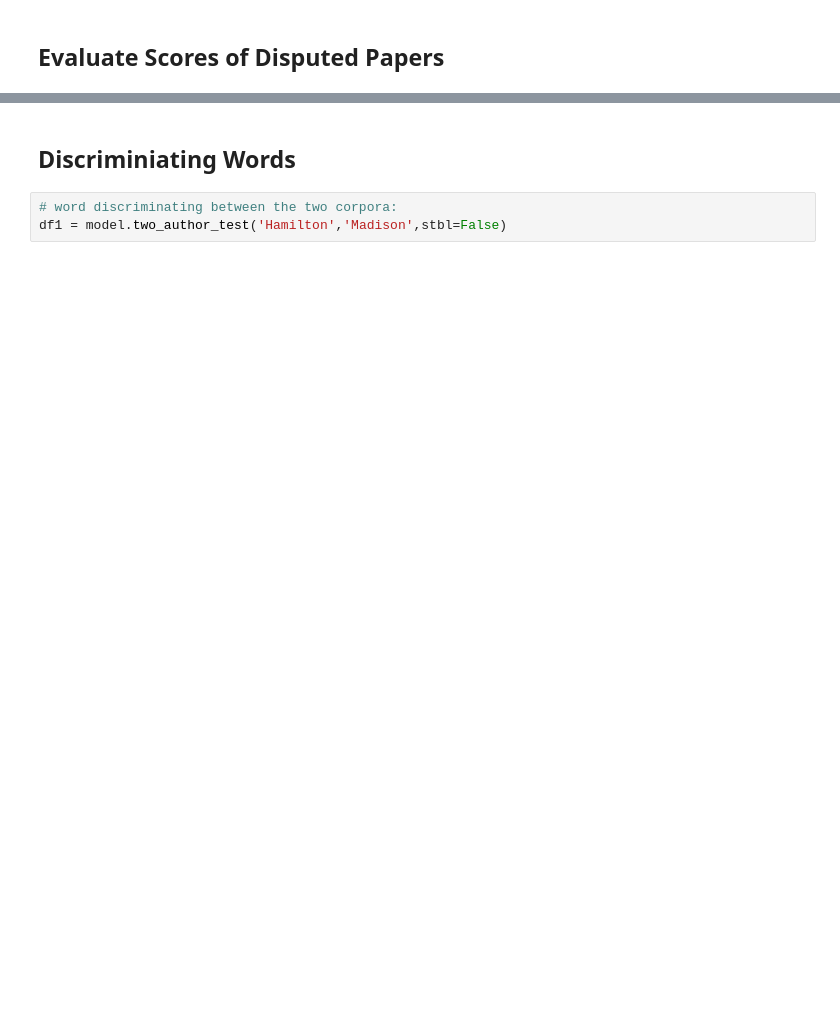
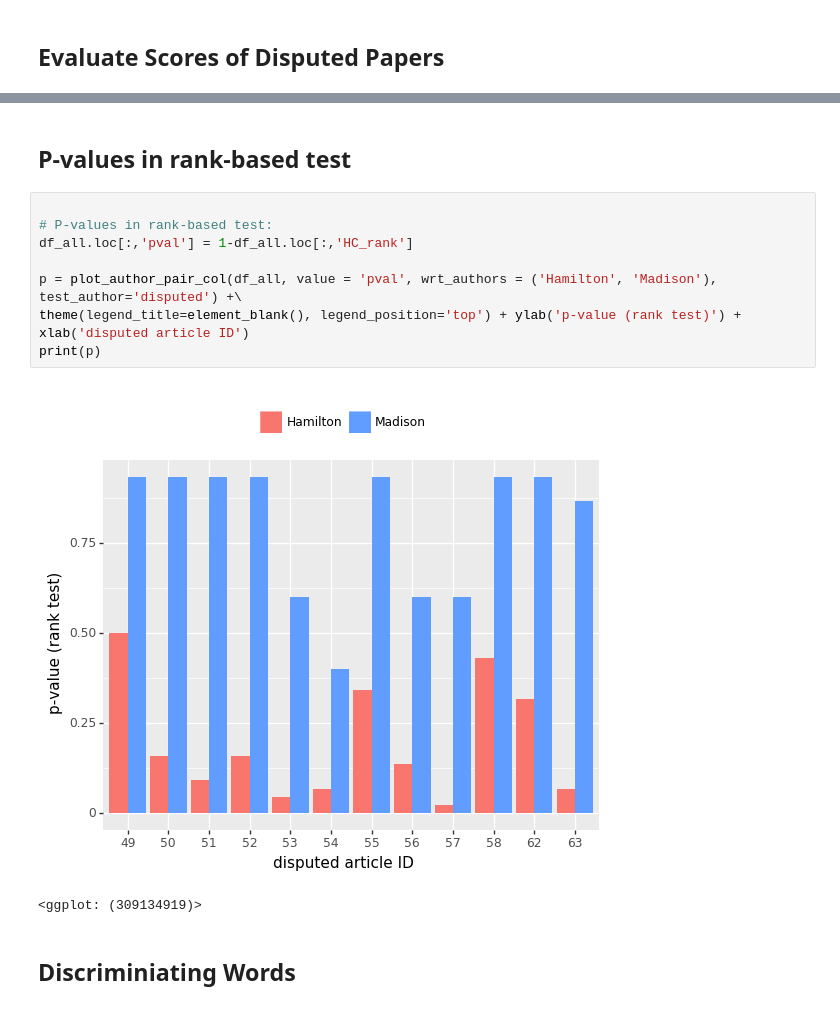
Before and after one commit to alonkipnis/AuthAttLib, a Jupyter notebook: Examples/Authorship_in_the_Federalist.ipynb, the cells around one changed output, grey strips where cells are left out. Cells and saved outputs as stored; diff of their text form; blank space fills up the shorter version.

```diff
--- a/Examples/Authorship_in_the_Federalist.ipynb
+++ b/Examples/Authorship_in_the_Federalist.ipynb
@@ -88,6 +104,16 @@ print(p + ggtitle("LDA of scores"))
+# %% [markdown]
+<H2>P-values in rank-based test</H2>
+# %%
+
+# P-values in rank-based test:
+df_all.loc[:,'pval'] = 1-df_all.loc[:,'HC_rank']
+
+p = plot_author_pair_col(df_all, value = 'pval', wrt_authors = ('Hamilton', 'Madison'), test_author='disputed') +\
+theme(legend_title=element_blank(), legend_position='top') + ylab('p-value (rank test)') + xlab('disputed article ID')
+print(p)
+# %% [output]
+[figure, added]
+<ggplot: (309134919)>
 # %% [markdown]
 <H2>Discriminiating Words</H2>
-# %%
-# word discriminating between the two corpora:
-df1 = model.two_author_test('Hamilton','Madison',stbl=False)
 # %%
```
Also changed, not shown: parts of 15 cells of this notebook, 1 other file.
